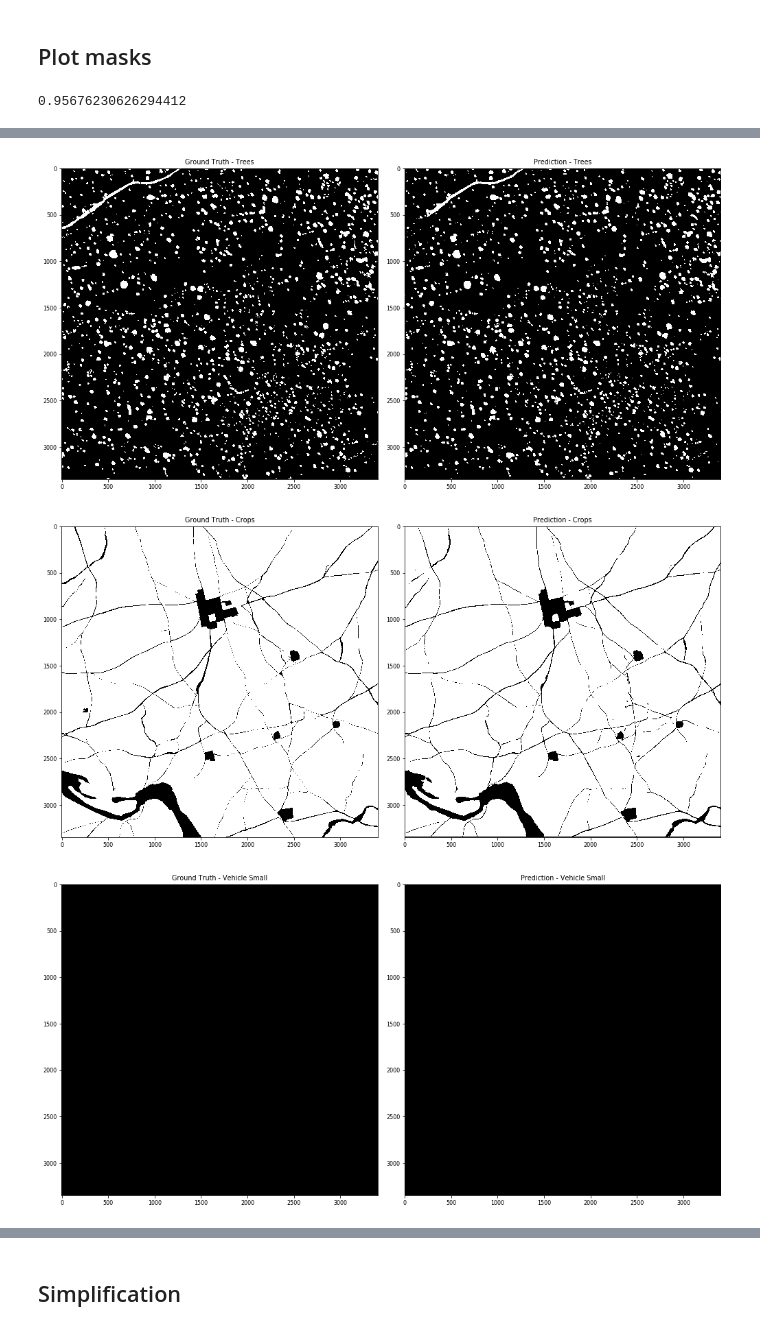
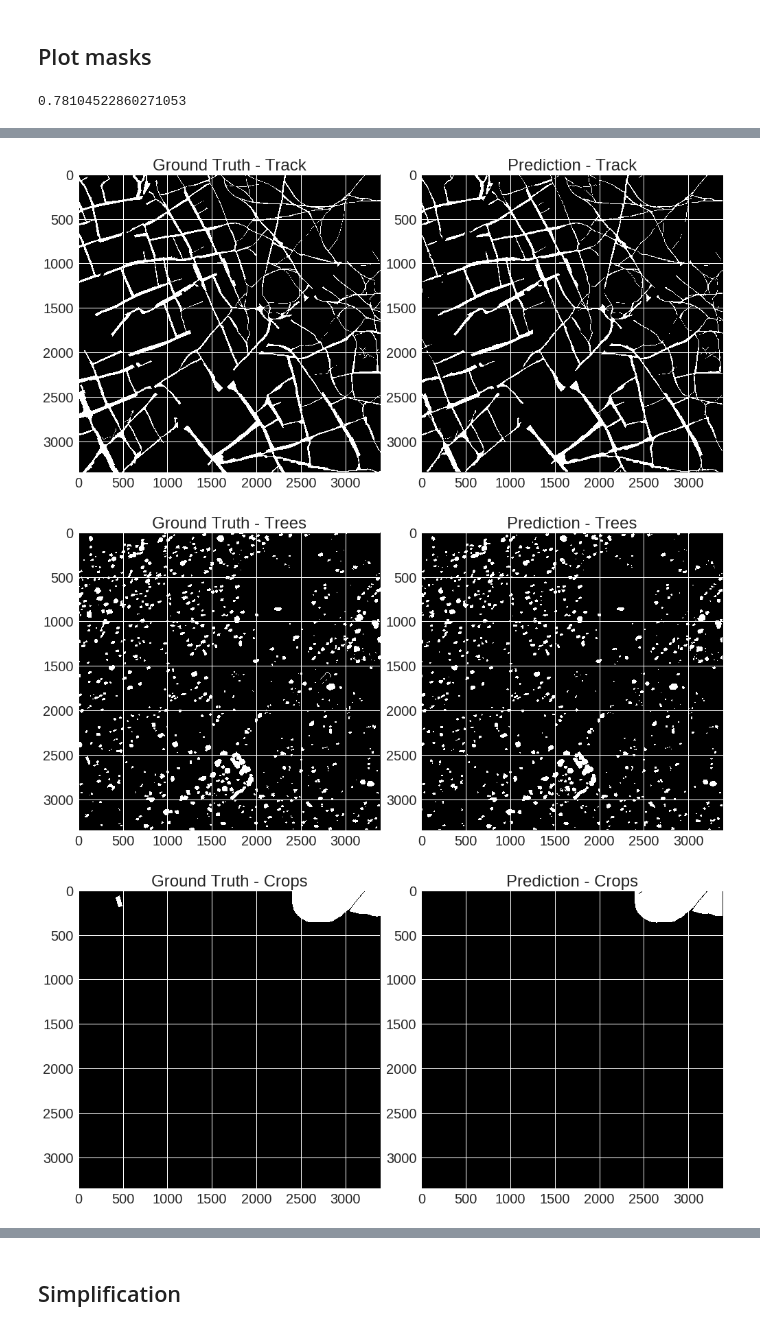
Before and after one commit to jgc128/kaggle_dstl_satellite, a Jupyter notebook: masks.ipynb, the cells around one changed output, grey strips where cells are left out. Saved outputs shown, nothing was run; the diff lists cells and outputs as text; code cells hidden in the pictures.

```diff
--- a/masks.ipynb
+++ b/masks.ipynb
@@ -60,7 +60,7 @@ logging.info('Masks stacked: %s', len(images_masks_stacked))
 # %% [markdown]
 ## Target image
 # %%
-img_id = '6060_2_3' # '6170_4_1' #'6060_2_3'
+img_id = '6100_1_3' # '6170_4_1' #'6060_2_3' # '6070_2_3' - '6100_1_3'
 model_name = 'softmax_pansharpen_vgg_for_ws'
 # %%
 img_rgb = load_image(os.path.join(IMAGES_THREE_BAND_DIR, '{}.tif'.format(img_id)))
@@ -82,12 +82,14 @@ tiff.imshow(img_rgb[:,:,:])
 # %%
 jaccard_coef(img_mask_pred, img_mask_true)
 # %% [output]
-0.95676230626294412
+0.78104522860271053
 # %%
+target_classes = []
 for i in range(nb_classes):
     if np.sum(img_mask_pred[:,:,i]) == 0 and np.sum(img_mask_true[:,:,i]) == 0:
         continue
 
+    target_classes.append(i)
     class_name = CLASSES_NAMES[i]
     plot_two_masks(img_mask_true[:,:,i], img_mask_pred[:,:,i], # 500:1500,1000:2000
         titles=['Ground Truth - {}'.format(class_name), 'Prediction - {}'.format(class_name)])
@@ -98,3 +100,3 @@ for i in range(nb_classes):
-[figure, old version]
+[figure, new version]
-[figure, old version]
+[figure, new version]
-[figure, old version]
+[figure, new version]
```
Also changed, not shown: parts of 32 cells of this notebook, 1 other file.
